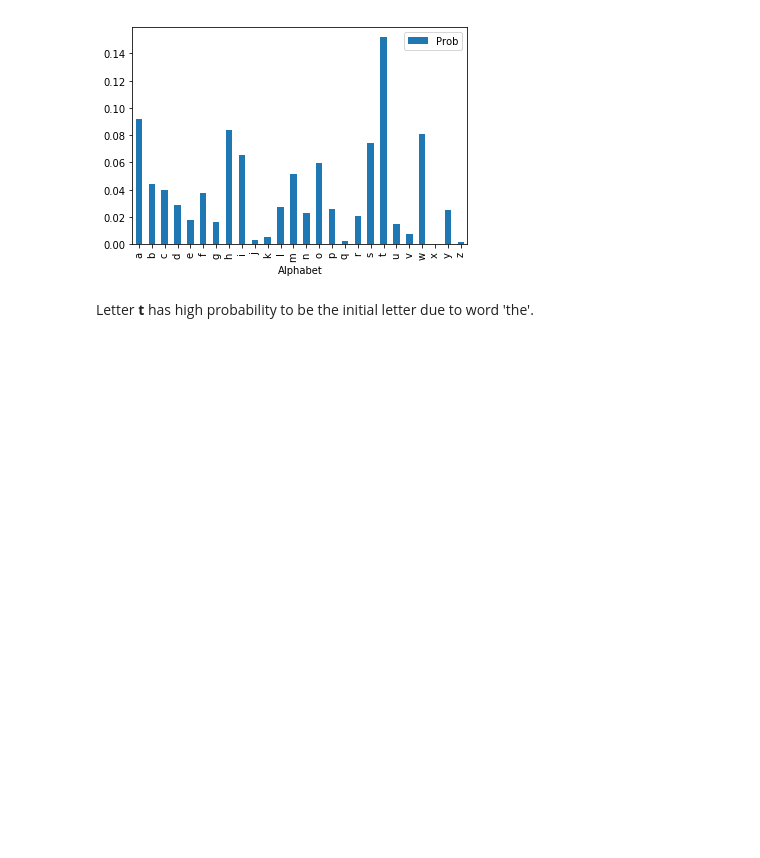
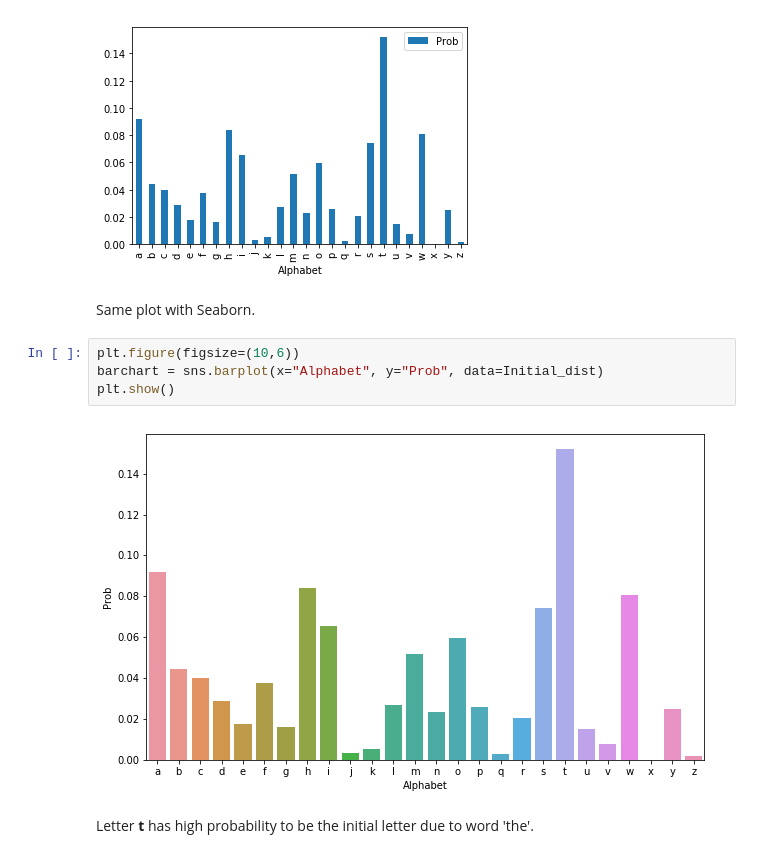
Before and after one commit to weizhaoalex/EnglishAlphabetMarkovModel, a Jupyter notebook: English Alphabet Markov Model.ipynb, the cells around one changed output. Saved outputs shown, nothing was run; the diff lists cells and outputs as text; blank space fills up the shorter version.

```diff
--- a/English Alphabet Markov Model.ipynb
+++ b/English Alphabet Markov Model.ipynb
@@ -117,6 +117,14 @@ Initial_dist.plot.bar(x='Alphabet', y='Prob')
 # %% [output]
 <matplotlib.axes._subplots.AxesSubplot at 0x...>
 [figure]
+# %% [markdown]
+Same plot with Seaborn.
+# %%
+plt.figure(figsize=(10,6))
+barchart = sns.barplot(x="Alphabet", y="Prob", data=Initial_dist)
+plt.show()
+# %% [output]
+[figure, added]
 # %% [markdown]
 Letter **t** has high probability to be the initial letter due to word 'the'.
 # %%
```
